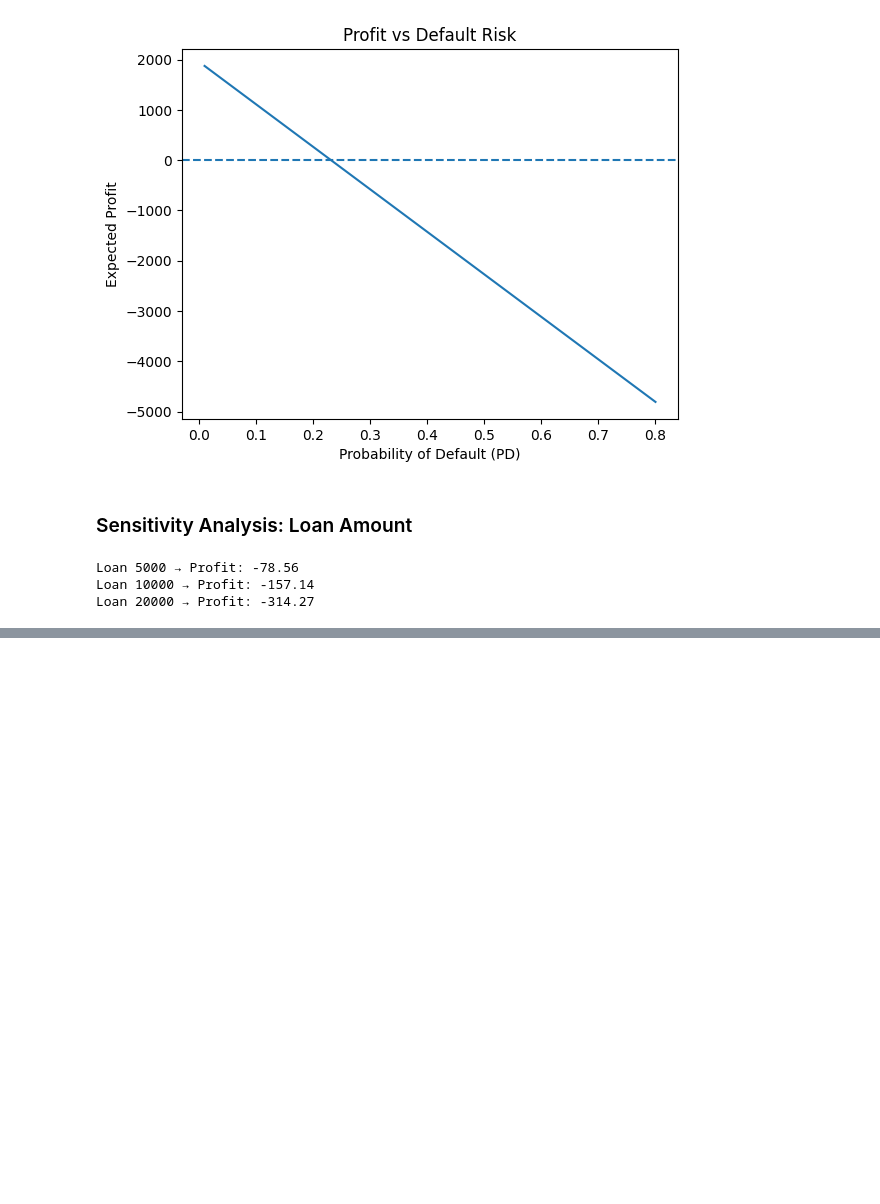
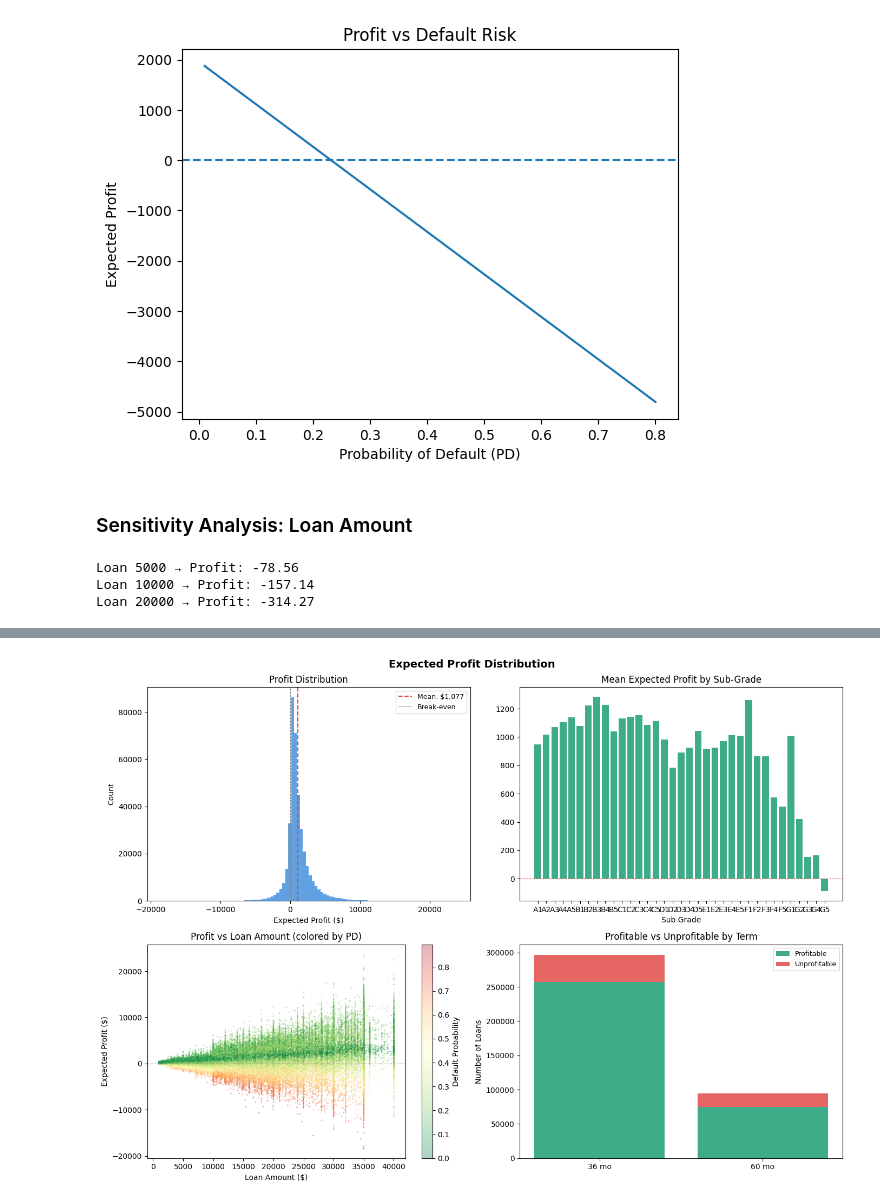
Before and after one commit to SU-IST707-SP26/group-project-data-dopes, a Jupyter notebook: work/Data_Prep_for_Policy_Simulation.ipynb, the cells around one changed output, grey strips where cells are left out. Saved outputs shown, nothing was run; the diff lists cells and outputs as text; code cells hidden in the pictures; blank space fills up the shorter version.

```diff
--- a/work/Data_Prep_for_Policy_Simulation.ipynb
+++ b/work/Data_Prep_for_Policy_Simulation.ipynb
@@ -482,0 +497,55 @@ Loan 20000 → Profit: -314.27
+# %%
+%pip install seaborn
+import matplotlib.pyplot as plt
+import seaborn as sns
+
+fig, axes = plt.subplots(2, 2, figsize=(14, 10))
+fig.suptitle("Expected Profit Distribution", fontsize=14, fontweight='bold')
+
+# 1. Histogram of expected profit
+axes[0, 0].hist(df_policy["expected_profit"], bins=100, color="#378ADD", edgecolor="none", alpha=0.8)
+axes[0, 0].axvline(df_policy["expected_profit"].mean(), color="#E24B4A", linestyle="--", label=f'Mean: ${df_policy["expected_profit"].mean():,.0f}')
+axes[0, 0].axvline(0, color="#888", linestyle="--", linewidth=0.8, label="Break-even")
+axes[0, 0].set_title("Profit Distribution")
+axes[0, 0].set_xlabel("Expected Profit ($)")
+axes[0, 0].set_ylabel("Count")
+axes[0, 0].legend(fontsize=9)
+
+# 2. Profit by sub_grade
+grade_profit = df_policy.groupby("sub_grade")["expected_profit"].mean().reset_index()
+axes[0, 1].bar(grade_profit["sub_grade"], grade_profit["expected_profit"], color="#1D9E75", alpha=0.85)
+axes[0, 1].axhline(0, color="#E24B4A", linestyle="--", linewidth=0.8)
+axes[0, 1].set_title("Mean Expected Profit by Sub-Grade")
+axes[0, 1].set_xlabel("Sub Grade")
+
+# 3. Profit vs Loan Amount (scatter with PD coloring)
+scatter = axes[1, 0].scatter(
+    df_policy["loan_amnt"], df_policy["expected_profit"],
+    c=df_policy["predicted_prob"], cmap="RdYlGn_r",
+    alpha=0.3, s=1
+)
+axes[1, 0].axhline(0, color="#888", linestyle="--", linewidth=0.8)
+axes[1, 0].set_title("Profit vs Loan Amount (colored by PD)")
+axes[1, 0].set_xlabel("Loan Amount ($)")
+axes[1, 0].set_ylabel("Expected Profit ($)")
+plt.colorbar(scatter, ax=axes[1, 0], label="Default Probability")
+
+# 4. Profitable vs Unprofitable breakdown by term
+term_profit = df_policy.groupby("term").apply(
+    lambda x: pd.Series({
+        "Profitable": (x["expected_profit"] > 0).sum(),
+        "Unprofitable": (x["expected_profit"] <= 0).sum()
+    })
+).reset_index()
+x = range(len(term_profit))
+axes[1, 1].bar(x, term_profit["Profitable"], label="Profitable", color="#1D9E75", alpha=0.85)
+axes[1, 1].bar(x, term_profit["Unprofitable"], bottom=term_profit["Profitable"], label="Unprofitable", color="#E24B4A", alpha=0.85)
+axes[1, 1].set_xticks(list(x))
+axes[1, 1].set_xticklabels([f"{t} mo" for t in term_profit["term"]])
+axes[1, 1].set_title("Profitable vs Unprofitable by Term")
+axes[1, 1].set_ylabel("Number of Loans")
+axes[1, 1].legend(fontsize=9)
+
+plt.tight_layout()
+plt.show()
+# %% [output]
@@ -482,0 +569 @@ Loan 20000 → Profit: -314.27
+[figure, added]
```
Also changed, not shown: parts of 6 cells of this notebook.
